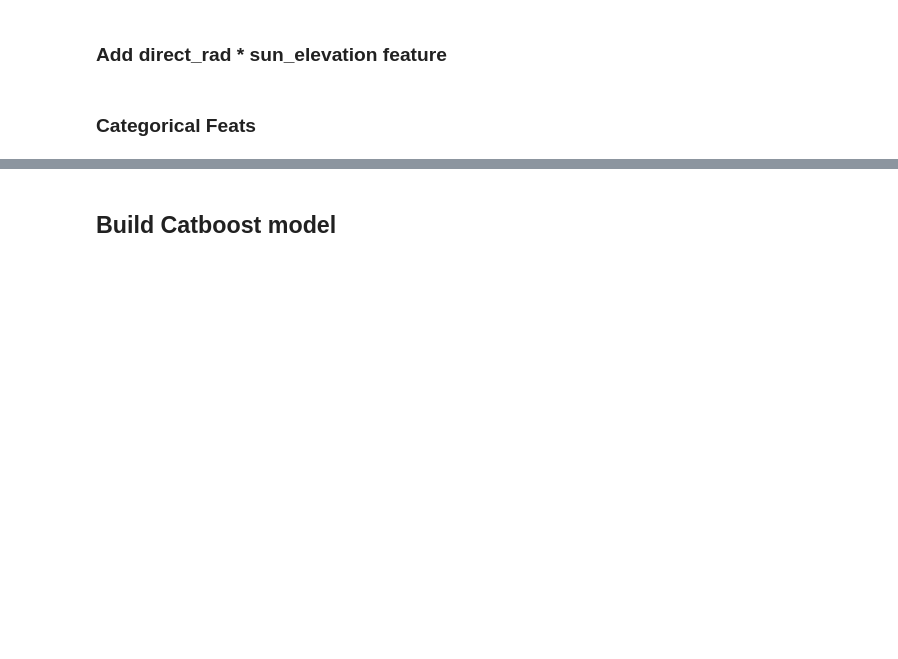
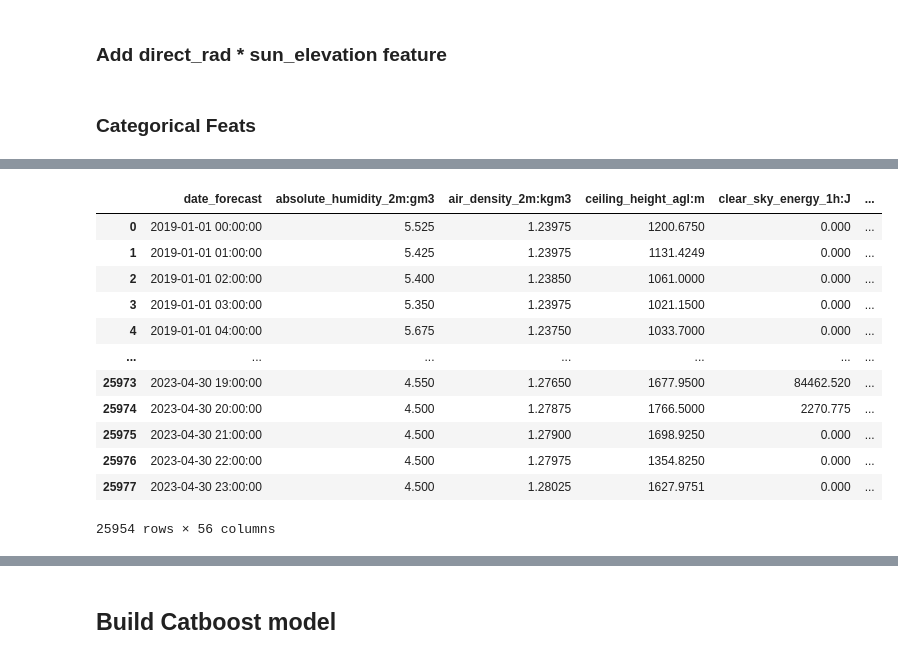
Before and after one commit to henningolweus/MLprosjekt, a Jupyter notebook: data/Catboost.ipynb, the cells around one changed output, grey strips where cells are left out. Cells and saved outputs as stored; diff of their text form; code cells hidden in the pictures; blank space fills up the shorter version.

```diff
--- a/data/Catboost.ipynb
+++ b/data/Catboost.ipynb
@@ -619,0 +625,16 @@ x_test_c_cat = convert_columns_to_cat(x_test_c,cat_features1)
+# %%
+merged_b_cat
+# %% [output]
+|  | date_forecast | absolute_humidity_2m:gm3 | air_density_2m:kgm3 | ceiling_height_agl:m | clear_sky_energy_1h:J | ... |
+| 0 | 2019-01-01 00:00:00 | 5.525 | 1.23975 | 1200.6750 | 0.000 | ... |
+| 1 | 2019-01-01 01:00:00 | 5.425 | 1.23975 | 1131.4249 | 0.000 | ... |
+| 2 | 2019-01-01 02:00:00 | 5.400 | 1.23850 | 1061.0000 | 0.000 | ... |
+| 3 | 2019-01-01 03:00:00 | 5.350 | 1.23975 | 1021.1500 | 0.000 | ... |
+| 4 | 2019-01-01 04:00:00 | 5.675 | 1.23750 | 1033.7000 | 0.000 | ... |
+| ... | ... | ... | ... | ... | ... | ... |
+| 25973 | 2023-04-30 19:00:00 | 4.550 | 1.27650 | 1677.9500 | 84462.520 | ... |
+| 25974 | 2023-04-30 20:00:00 | 4.500 | 1.27875 | 1766.5000 | 2270.775 | ... |
+| 25975 | 2023-04-30 21:00:00 | 4.500 | 1.27900 | 1698.9250 | 0.000 | ... |
+| 25976 | 2023-04-30 22:00:00 | 4.500 | 1.27975 | 1354.8250 | 0.000 | ... |
+| 25977 | 2023-04-30 23:00:00 | 4.500 | 1.28025 | 1627.9751 | 0.000 | ... |
+25954 rows × 56 columns
```
Also changed, not shown: parts of 4 cells of this notebook.
